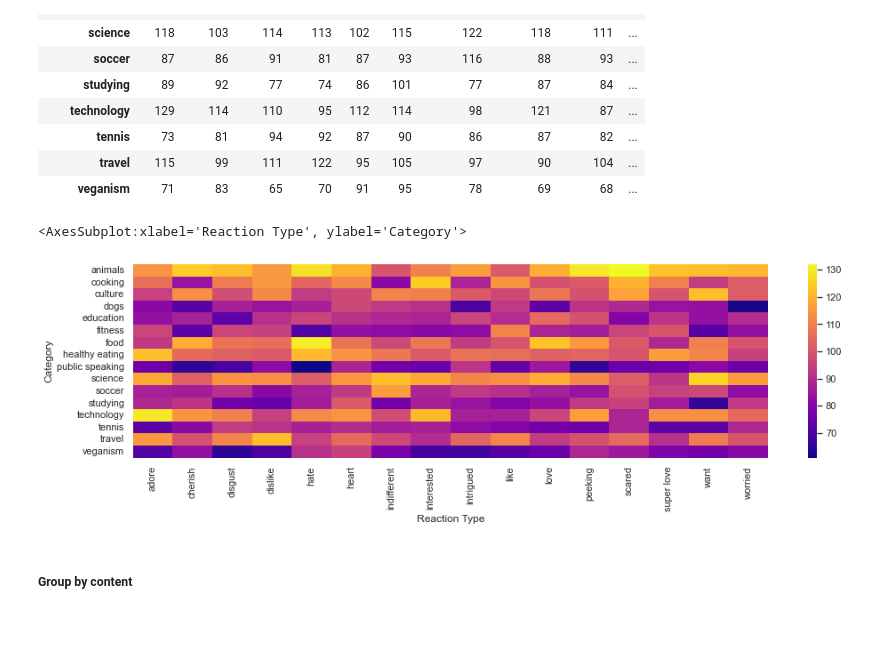
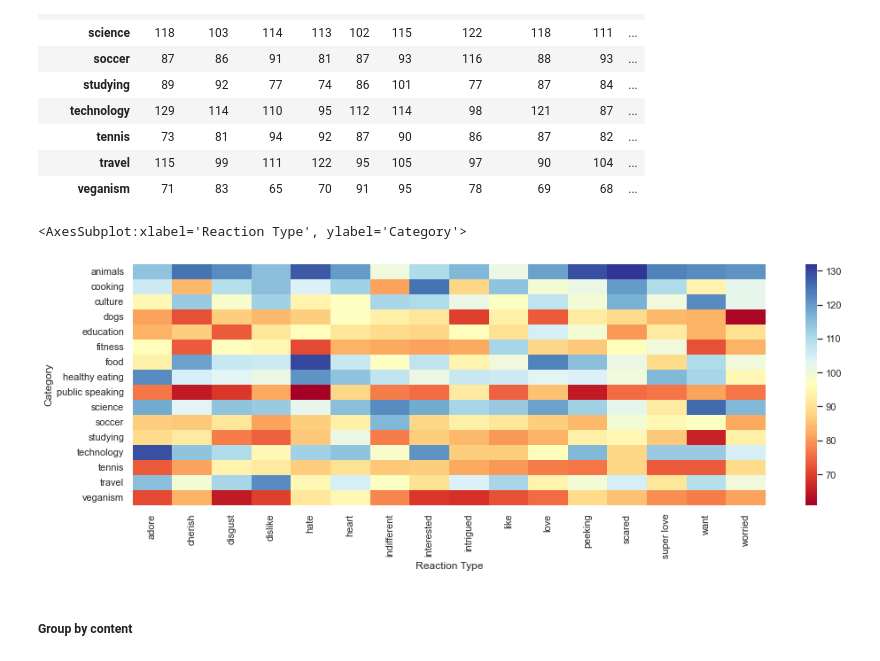
Before and after one commit to deborabastos/accenture_data_analytics, a Jupyter notebook: 2.accenture_data_analysis.ipynb, the cells around one changed output. Saved outputs shown, nothing was run; the diff lists cells and outputs as text; code cells hidden in the pictures; blank space fills up the shorter version.

```diff
--- a/2.accenture_data_analysis.ipynb
+++ b/2.accenture_data_analysis.ipynb
@@ -207,12 +207,12 @@ pt_reaction_type['Content ID']
 | travel | 115 | 99 | 111 | 122 | 95 | 105 | 97 | 90 | 104 | ... |
 | veganism | 71 | 83 | 65 | 70 | 91 | 95 | 78 | 69 | 68 | ... |
 # %%
-plt.figure(figsize=(16,4))
+plt.figure(figsize=(16,5))
 sns.heatmap(data=pt_reaction_type['Content ID'],
-            cmap = "plasma")
+            cmap = "RdYlBu")
 # %% [output]
 <AxesSubplot:xlabel='Reaction Type', ylabel='Category'>
-[figure, old version]
+[figure, new version]
 # %% [markdown]
 ##### Group by content
 # %%
```
